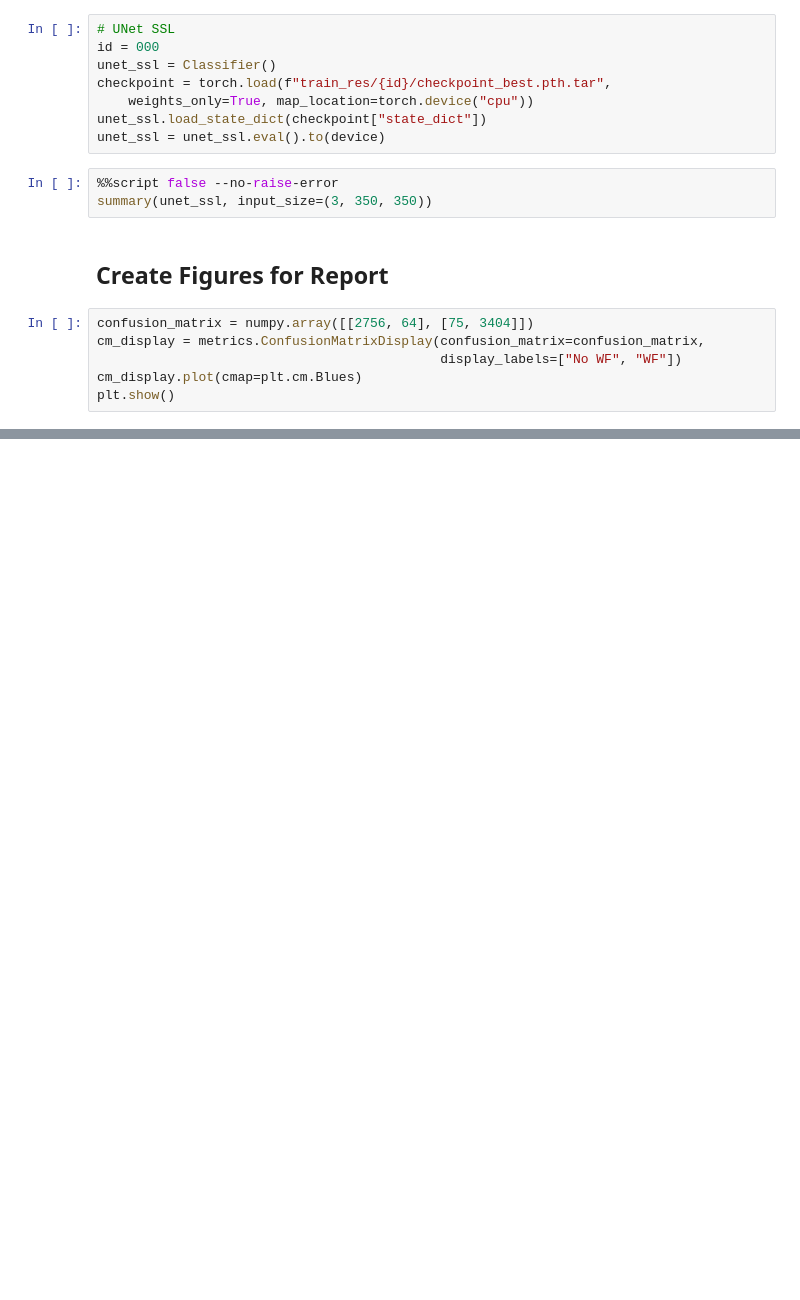
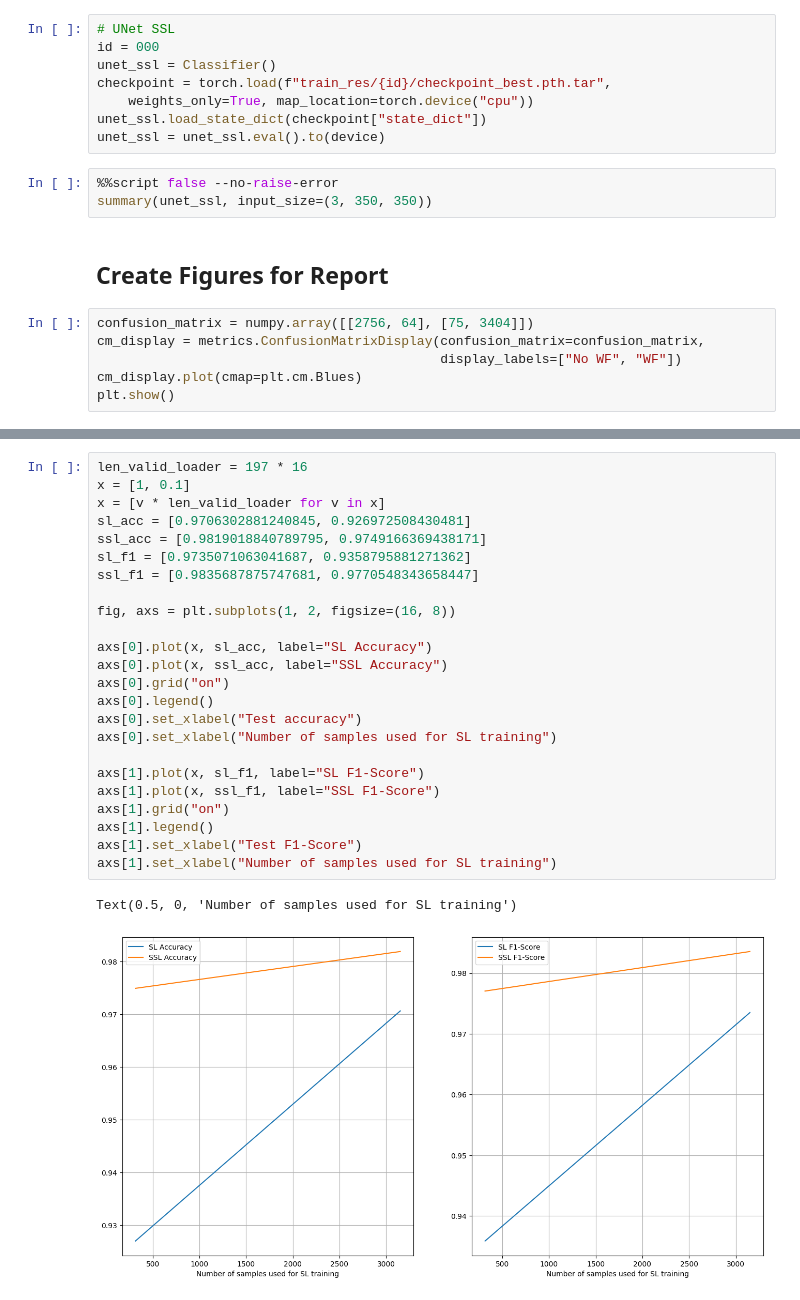
Before and after one commit to FABallemand/ROB313, a Jupyter notebook: practical_work/practical_work.ipynb, the cells around one changed output, grey strips where cells are left out. Drawn from its saved outputs; the diff is of its cells as text; blank space fills up the shorter version.

```diff
--- a/practical_work/practical_work.ipynb
+++ b/practical_work/practical_work.ipynb
@@ -339,0 +341,27 @@ axs[1].set_xlabel("Number of samples used for SL training")
+# %%
+len_valid_loader = 197 * 16
+x = [1, 0.1]
+x = [v * len_valid_loader for v in x]
+sl_acc = [0.9706302881240845, 0.926972508430481]
+ssl_acc = [0.9819018840789795, 0.9749166369438171]
+sl_f1 = [0.9735071063041687, 0.9358795881271362]
+ssl_f1 = [0.9835687875747681, 0.9770548343658447]
+
+fig, axs = plt.subplots(1, 2, figsize=(16, 8))
+
+axs[0].plot(x, sl_acc, label="SL Accuracy")
+axs[0].plot(x, ssl_acc, label="SSL Accuracy")
+axs[0].grid("on")
+axs[0].legend()
+axs[0].set_xlabel("Test accuracy")
+axs[0].set_xlabel("Number of samples used for SL training")
+
+axs[1].plot(x, sl_f1, label="SL F1-Score")
+axs[1].plot(x, ssl_f1, label="SSL F1-Score")
+axs[1].grid("on")
+axs[1].legend()
+axs[1].set_xlabel("Test F1-Score")
+axs[1].set_xlabel("Number of samples used for SL training")
+# %% [output]
+Text(0.5, 0, 'Number of samples used for SL training')
+[figure, added]
```
Also changed, not shown: parts of 2 cells of this notebook, 4 other files.
